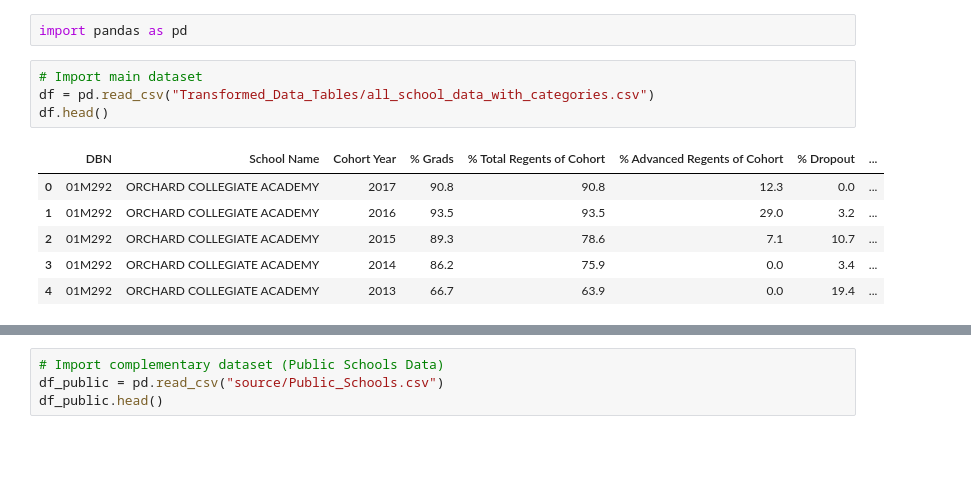
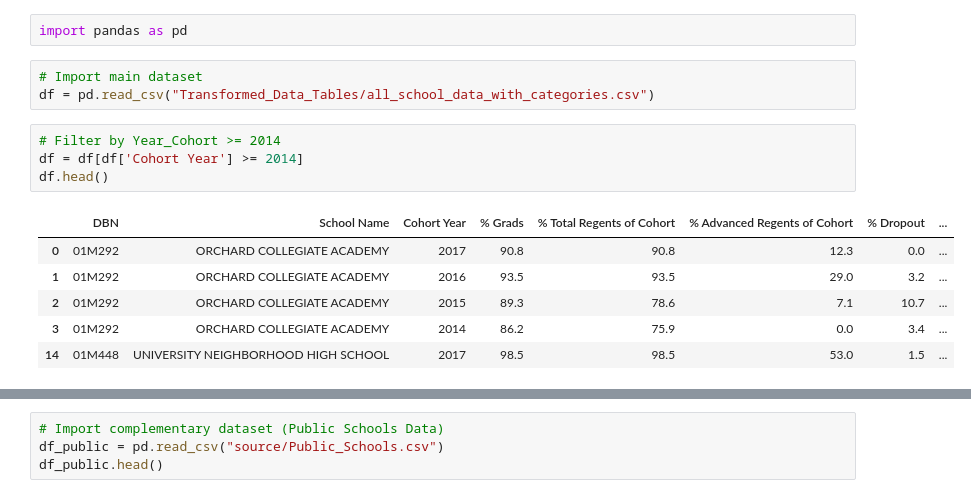
Before and after one commit to es2681/group_project, a Jupyter notebook: Analysis.ipynb, the cells around one changed output, grey strips where cells are left out. Drawn from its saved outputs; the diff is of its cells as text; blank space fills up the shorter version.

```diff
--- a/Analysis.ipynb
+++ b/Analysis.ipynb
@@ -5,11 +5,14 @@ import pandas as pd
 # %%
 # Import main dataset
 df = pd.read_csv("Transformed_Data_Tables/all_school_data_with_categories.csv")
-df.head()
-# %% [output]
-|  | DBN | School Name | Cohort Year | % Grads | % Total Regents of Cohort | % Advanced Regents of Cohort | % Dropout | ... |
-| 0 | 01M292 | ORCHARD COLLEGIATE ACADEMY | 2017 | 90.8 | 90.8 | 12.3 | 0.0 | ... |
-| 1 | 01M292 | ORCHARD COLLEGIATE ACADEMY | 2016 | 93.5 | 93.5 | 29.0 | 3.2 | ... |
-| 2 | 01M292 | ORCHARD COLLEGIATE ACADEMY | 2015 | 89.3 | 78.6 | 7.1 | 10.7 | ... |
-| 3 | 01M292 | ORCHARD COLLEGIATE ACADEMY | 2014 | 86.2 | 75.9 | 0.0 | 3.4 | ... |
-| 4 | 01M292 | ORCHARD COLLEGIATE ACADEMY | 2013 | 66.7 | 63.9 | 0.0 | 19.4 | ... |
+# %%
+# Filter by Year_Cohort >= 2014
+df = df[df['Cohort Year'] >= 2014]
+df.head()
+# %% [output]
+|  | DBN | School Name | Cohort Year | % Grads | % Total Regents of Cohort | % Advanced Regents of Cohort | % Dropout | ... |
+| 0 | 01M292 | ORCHARD COLLEGIATE ACADEMY | 2017 | 90.8 | 90.8 | 12.3 | 0.0 | ... |
+| 1 | 01M292 | ORCHARD COLLEGIATE ACADEMY | 2016 | 93.5 | 93.5 | 29.0 | 3.2 | ... |
+| 2 | 01M292 | ORCHARD COLLEGIATE ACADEMY | 2015 | 89.3 | 78.6 | 7.1 | 10.7 | ... |
+| 3 | 01M292 | ORCHARD COLLEGIATE ACADEMY | 2014 | 86.2 | 75.9 | 0.0 | 3.4 | ... |
+| 14 | 01M448 | UNIVERSITY NEIGHBORHOOD HIGH SCHOOL | 2017 | 98.5 | 98.5 | 53.0 | 1.5 | ... |
```
Also changed, not shown: parts of 5 cells of this notebook, 1 other file.
